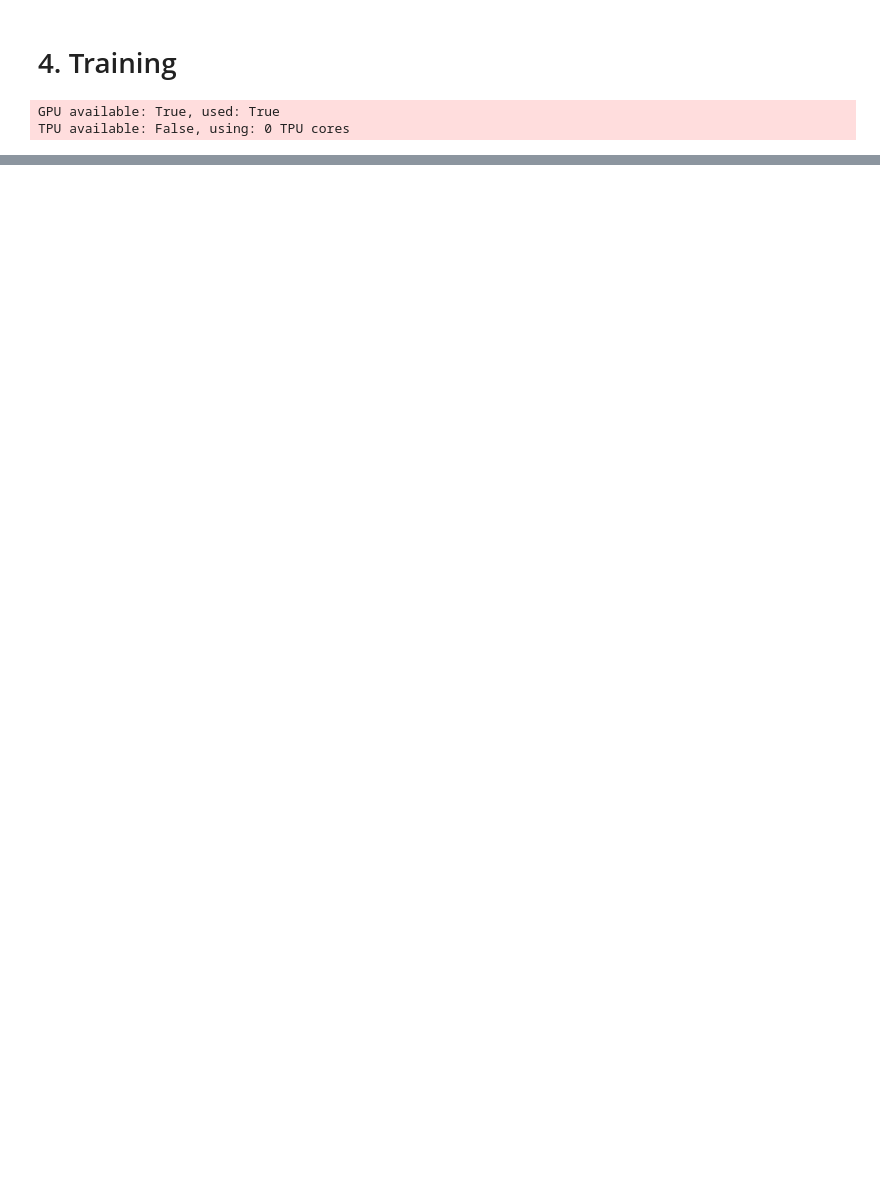
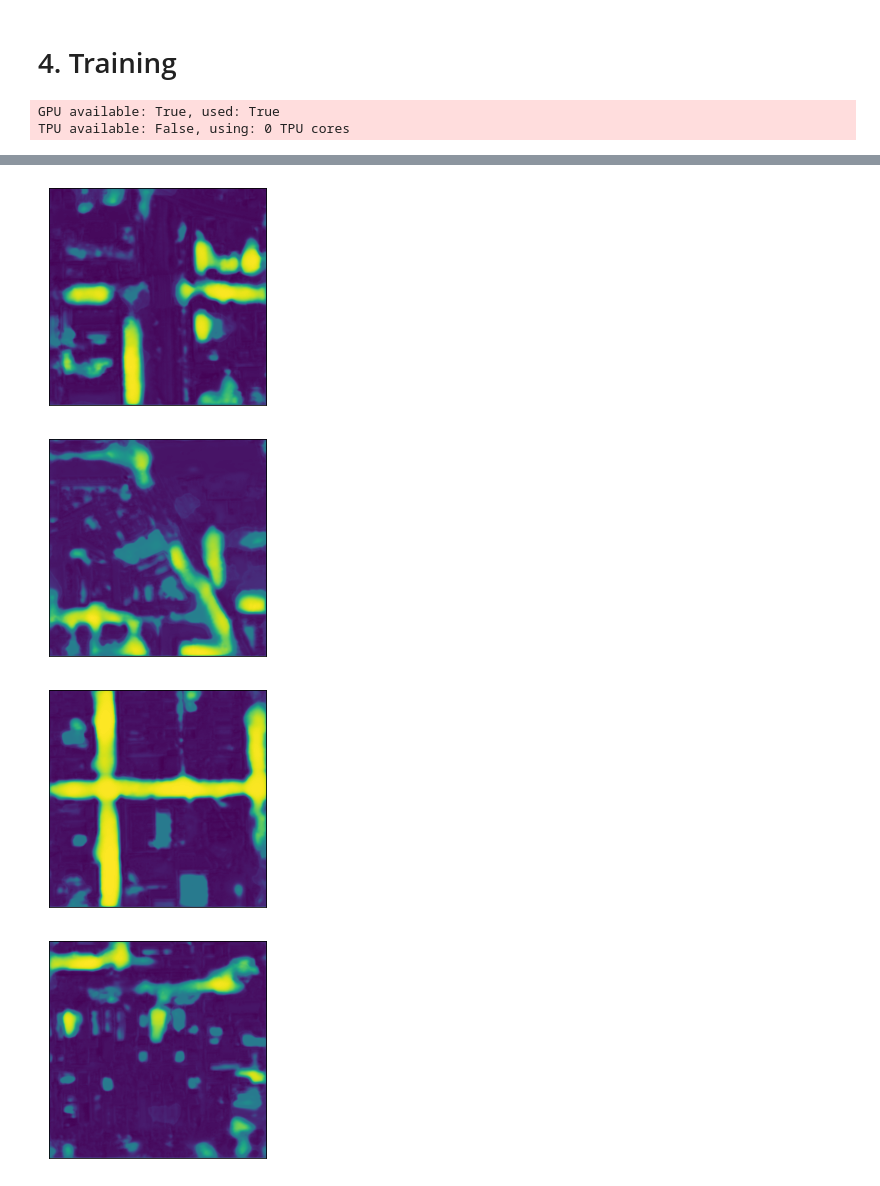
Before and after one commit to ehratjon/cil_2021, a Jupyter notebook: lightning.ipynb, the cells around one changed output, grey strips where cells are left out. Drawn from its saved outputs; the diff is of its cells as text; code cells hidden in the pictures; blank space fills up the shorter version.

```diff
--- a/lightning.ipynb
+++ b/lightning.ipynb
@@ -774,0 +140,7 @@ show_image(y[1])
+# %%
+system.visualize_results()
+# %% [output]
+[figure, added]
+[figure, added]
+[figure, added]
+[figure, added]
```
Also changed, not shown: parts of 35 cells of this notebook.
